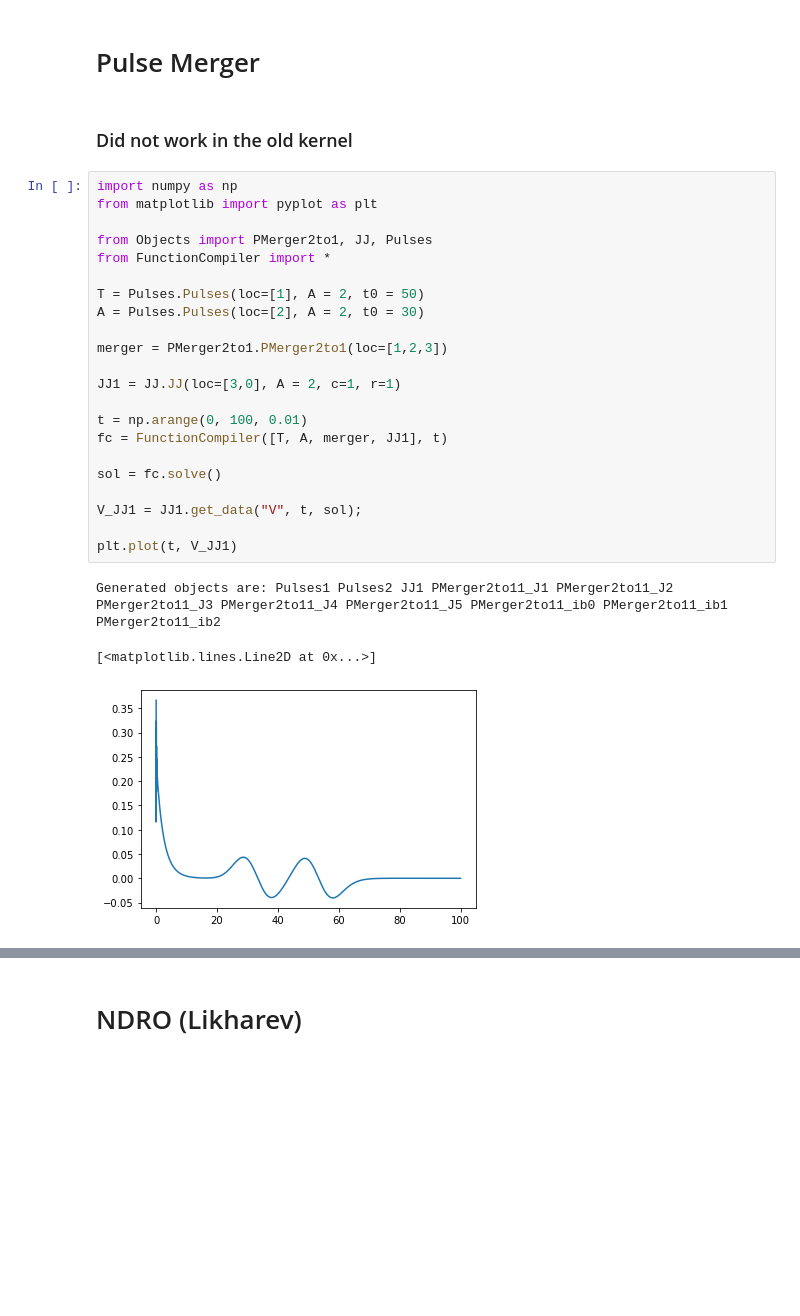
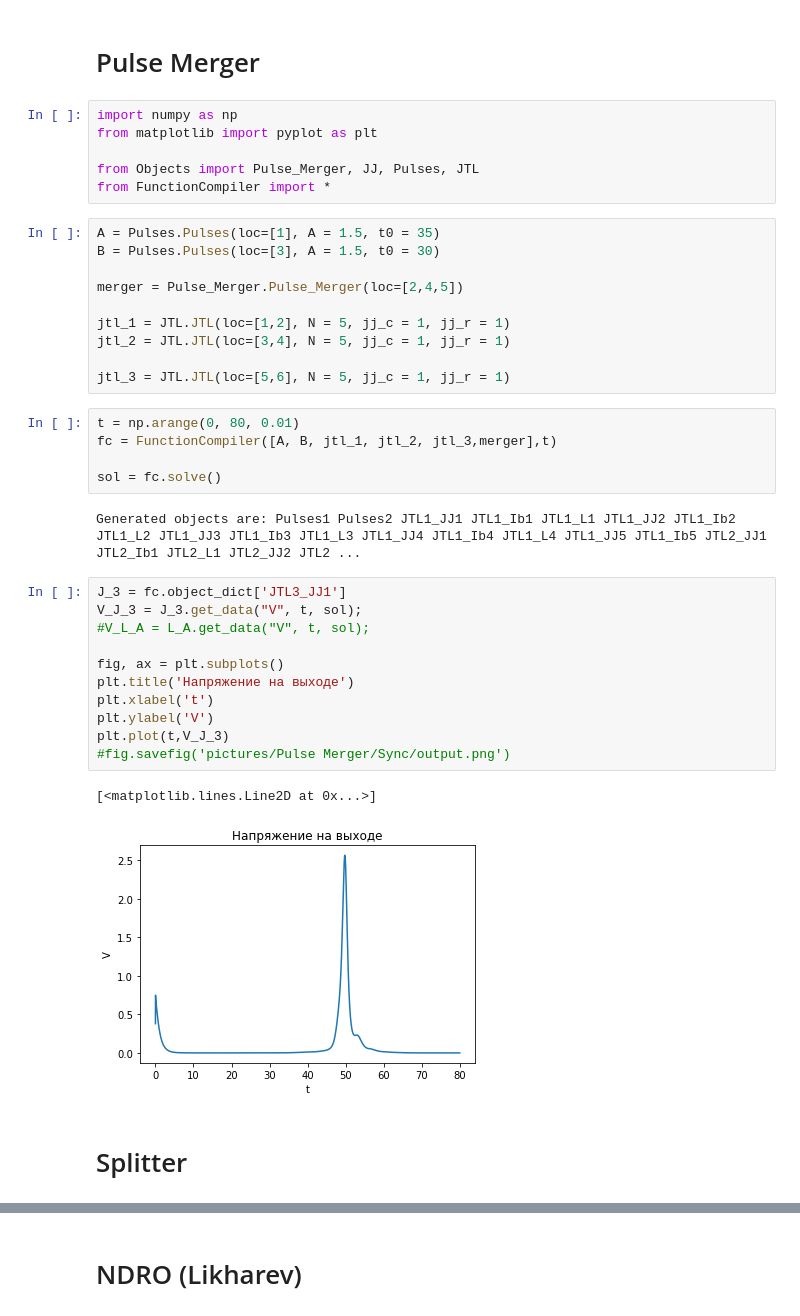
Before and after one commit to gausseuler60/SymSC_Python, a Jupyter notebook: Realization_Elements_new.ipynb, the cells around one changed output, grey strips where cells are left out. Drawn from its saved outputs; the diff is of its cells as text; blank space fills up the shorter version.

```diff
--- a/Realization_Elements_new.ipynb
+++ b/Realization_Elements_new.ipynb
@@ -156,30 +131,41 @@ Generated objects are: Ib1 JJ1
 # %% [markdown]
 # Pulse Merger
-# %% [markdown]
-### Did not work in the old kernel
+# %%
+import numpy as np
+from matplotlib import pyplot as plt
+
+from Objects import Pulse_Merger, JJ, Pulses, JTL
+from FunctionCompiler import *
 # %%
-import numpy as np
-from matplotlib import pyplot as plt
+A = Pulses.Pulses(loc=[1], A = 1.5, t0 = 35)
+B = Pulses.Pulses(loc=[3], A = 1.5, t0 = 30)
 
-from Objects import PMerger2to1, JJ, Pulses
-from FunctionCompiler import *
+merger = Pulse_Merger.Pulse_Merger(loc=[2,4,5])
 
-T = Pulses.Pulses(loc=[1], A = 2, t0 = 50)
-A = Pulses.Pulses(loc=[2], A = 2, t0 = 30)
+jtl_1 = JTL.JTL(loc=[1,2], N = 5, jj_c = 1, jj_r = 1)
+jtl_2 = JTL.JTL(loc=[3,4], N = 5, jj_c = 1, jj_r = 1)
 
-merger = PMerger2to1.PMerger2to1(loc=[1,2,3])
-
-JJ1 = JJ.JJ(loc=[3,0], A = 2, c=1, r=1)
-
-t = np.arange(0, 100, 0.01)
-fc = FunctionCompiler([T, A, merger, JJ1], t)
-
-sol = fc.solve()
-
-V_JJ1 = JJ1.get_data("V", t, sol);
-
-plt.plot(t, V_JJ1)
+jtl_3 = JTL.JTL(loc=[5,6], N = 5, jj_c = 1, jj_r = 1)
-# %% [output]
-Generated objects are: Pulses1 Pulses2 JJ1 PMerger2to11_J1 PMerger2to11_J2 PMerger2to11_J3 PMerger2to11_J4 PMerger2to11_J5 PMerger2to11_ib0 PMerger2to11_ib1 PMerger2to11_ib2
-[<matplotlib.lines.Line2D at 0x...>]
-[figure, removed]
+# %%
+t = np.arange(0, 80, 0.01)
+fc = FunctionCompiler([A, B, jtl_1, jtl_2, jtl_3,merger],t)
+
+sol = fc.solve()
+# %% [output]
+Generated objects are: Pulses1 Pulses2 JTL1_JJ1 JTL1_Ib1 JTL1_L1 JTL1_JJ2 JTL1_Ib2 JTL1_L2 JTL1_JJ3 JTL1_Ib3 JTL1_L3 JTL1_JJ4 JTL1_Ib4 JTL1_L4 JTL1_JJ5 JTL1_Ib5 JTL2_JJ1 JTL2_Ib1 JTL2_L1 JTL2_JJ2 JTL2 ...
+# %%
+J_3 = fc.object_dict['JTL3_JJ1']
+V_J_3 = J_3.get_data("V", t, sol);
+#V_L_A = L_A.get_data("V", t, sol);
+
+fig, ax = plt.subplots()
+plt.title('Напряжение на выходе')
+plt.xlabel('t')
+plt.ylabel('V')
+plt.plot(t,V_J_3)
+#fig.savefig('pictures/Pulse Merger/Sync/output.png')
+# %% [output]
+[<matplotlib.lines.Line2D at 0x...>]
+[figure, added]
+# %% [markdown]
+# Splitter
```
Also changed, not shown: parts of 32 cells of this notebook, 7 other files.
